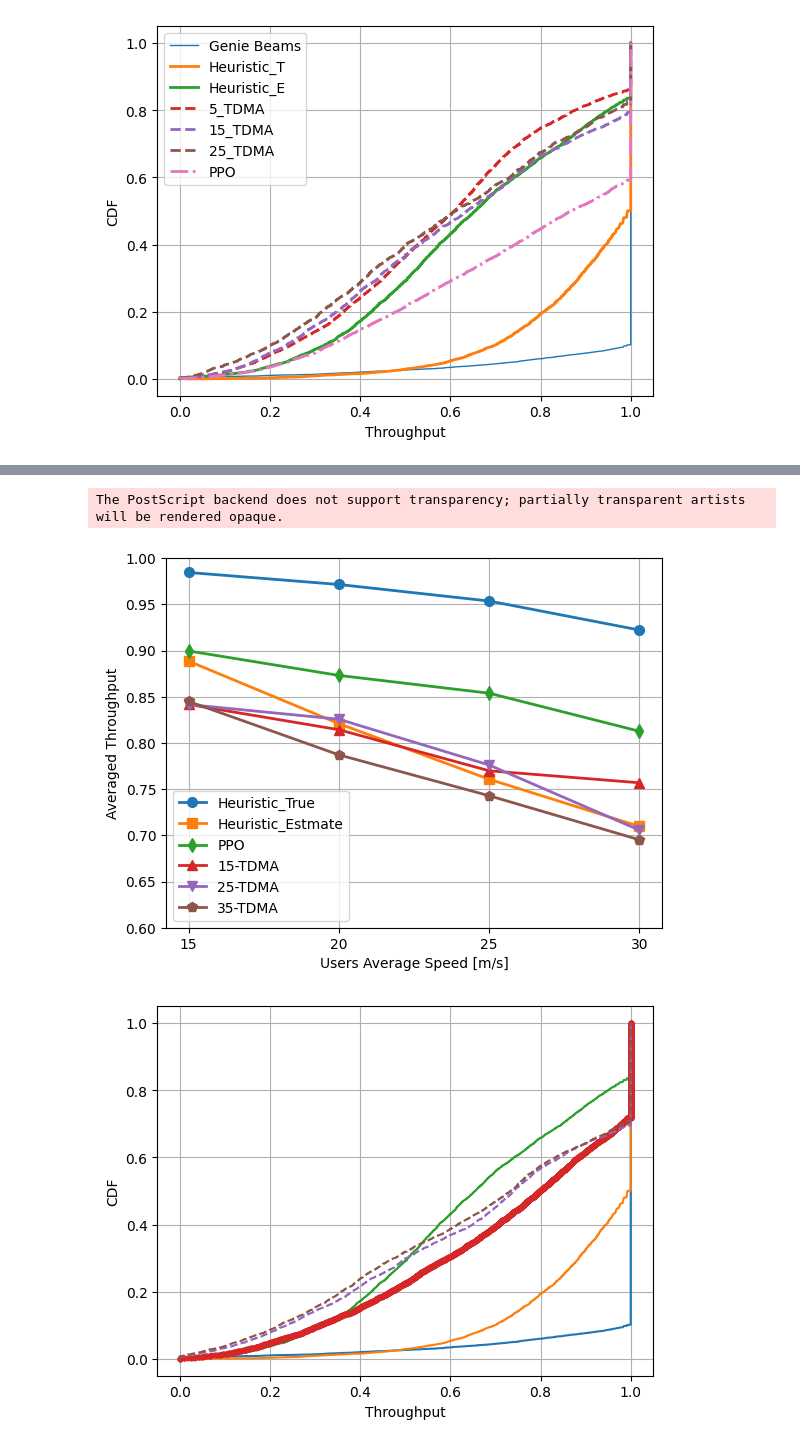
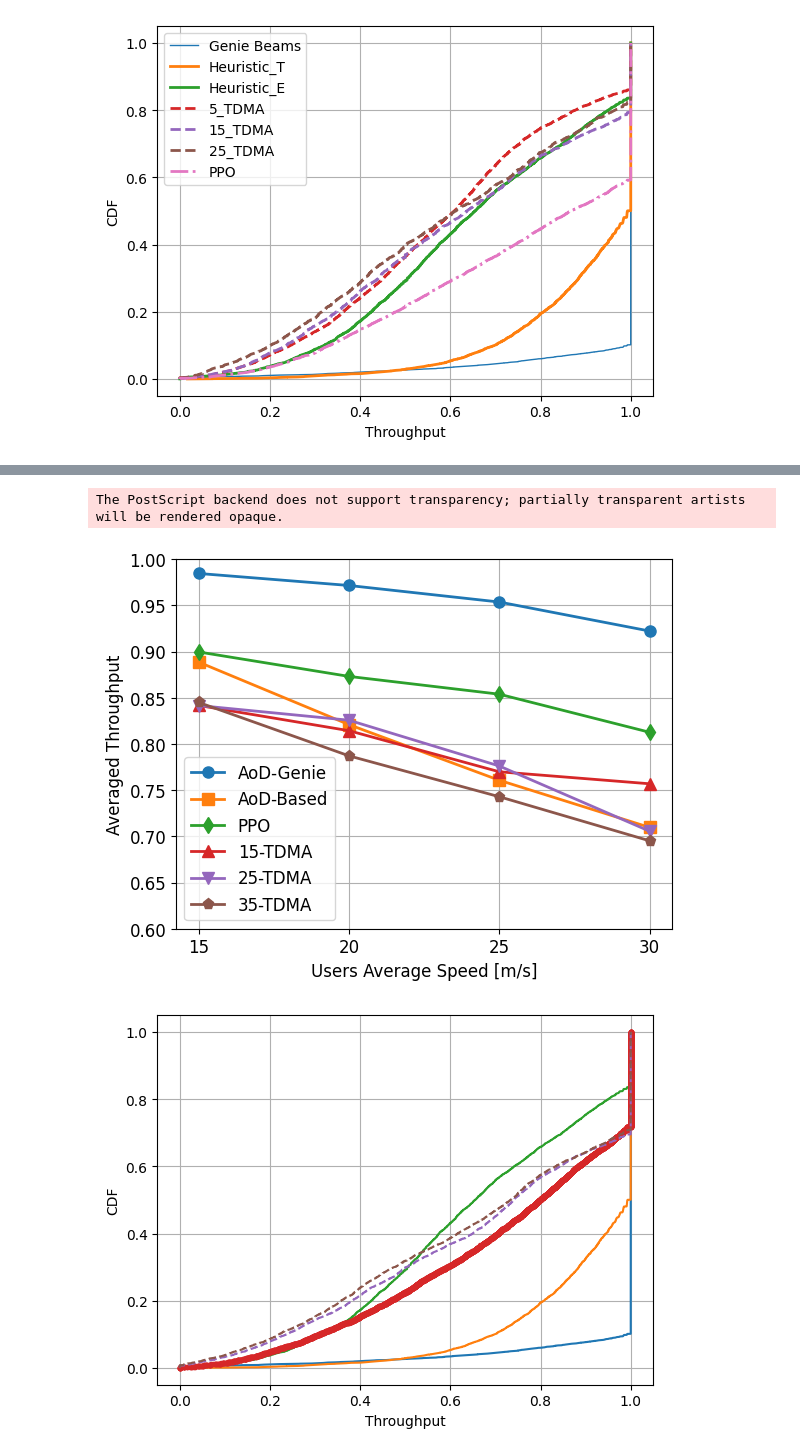
Before and after one commit to april427/Centric-BM, a Jupyter notebook: documents/09-27.ipynb, the cells around one changed output, grey strips where cells are left out. Cells and saved outputs as stored; diff of their text form; code cells hidden in the pictures.

```diff
--- a/documents/09-27.ipynb
+++ b/documents/09-27.ipynb
@@ -296,7 +339,7 @@ file_name = ['Thp_heuristic_2UE_rician_v=15','Thp_heuristic_2UE_rician_v=20', 'T
 
 speed = ('15','20', '25', '30')
 
-categories = ('Heuristic_True', 'Heuristic_Estmate', 'PPO', '15-TDMA', '25-TDMA', '35-TDMA')
+categories = ('AoD-Genie', 'AoD-Based', 'PPO', '15-TDMA', '25-TDMA', '35-TDMA')
 
 Thp = {}
 for cat in categories:
@@ -309,38 +352,40 @@ for cat in categories:
         Thp[cat] += (np.mean(thp), )
         i+=1
 
 # Define the positions for the bars
 bar_width = 0.1
 index = np.arange(len(speed))
 multiplier = 0
 
 # fig, ax = plt.subplots()
 # for attribute, measurement in Thp.items():
 #     rects = ax.bar(index + multiplier, measurement, bar_width, label=attribute)
 #     #ax.bar_label(rects, padding=3)
 #     multiplier += bar_width
 
 # # Add labels, title, and legend
 # ax.set_xlabel('Speed')
 # ax.set_ylabel('Averaged Throughput')
 # ax.set_xticks(index + bar_width, speed)
 # ax.legend()
 # plt.show()
 
 
 fig_line, ax_line = plt.subplots()
 markers = ['o', 's', 'd', '^', 'v', 'p', 'P', '*', 'X']
 for indx, cat  in enumerate(categories):
-    ax_line.plot(speed, Thp[cat], linewidth=2, label=cat, marker= markers[indx], markersize=7)
-ax_line.legend()
+    ax_line.plot(speed, Thp[cat], linewidth=2, label=cat, marker= markers[indx], markersize=8)
+ax_line.legend(prop={'size': 12})
 ax_line.grid()
+ax_line.xaxis.set_tick_params(labelsize=12)
+ax_line.yaxis.set_tick_params(labelsize=12)
 ax_line.set_ylim([0.6, 1])
-ax_line.set_xlabel('Users Average Speed [m/s]')
-ax_line.set_ylabel('Averaged Throughput')
+ax_line.set_xlabel('Users Average Speed [m/s]', fontsize=12)
+ax_line.set_ylabel('Averaged Throughput', fontsize=12)
 plt.savefig('throughput_speed_2UE.eps',format='eps')
 # %% [output]
 The PostScript backend does not support transparency; partially transparent artists will be rendered opaque.
-[figure, old version]
+[figure, new version]
 # %%
 import numpy as np
 import matplotlib.pyplot as plt
```
Also changed, not shown: parts of 2 cells of this notebook, 10 other files.
